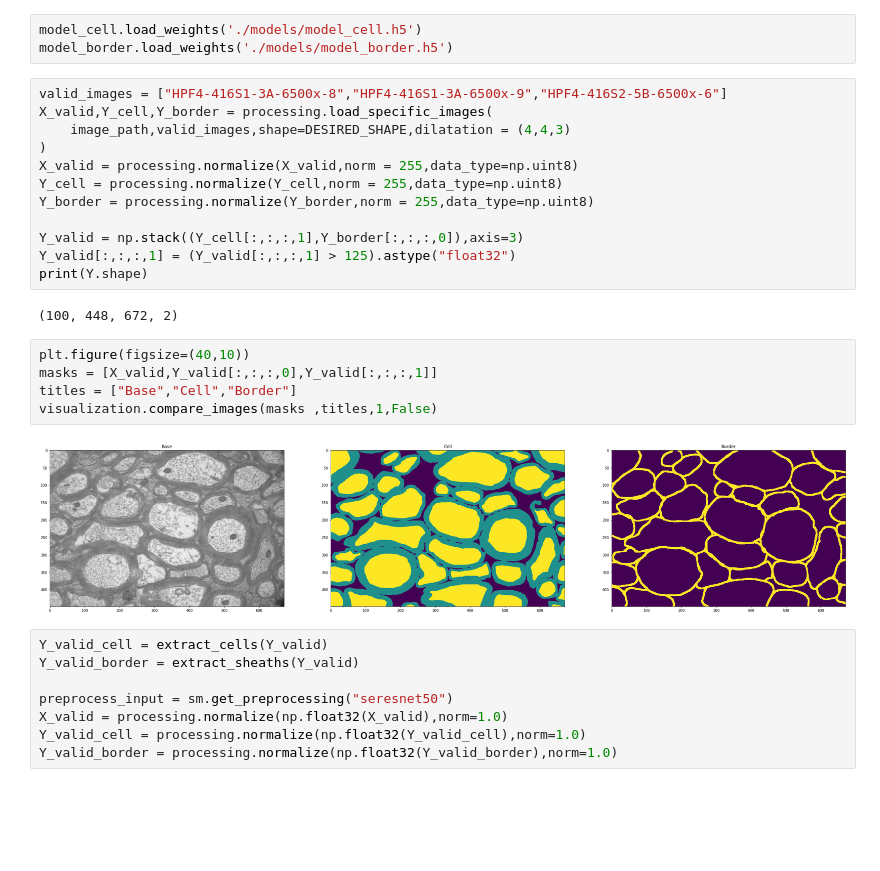
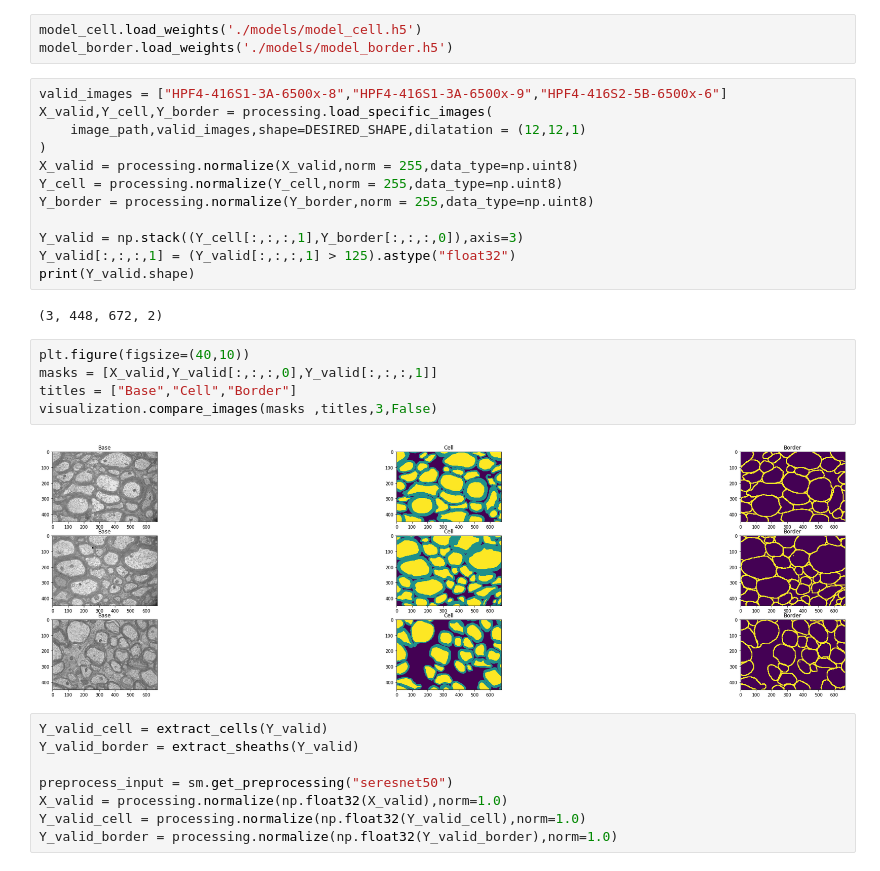
Before and after one commit to MercierLucas/MyelinDeepContourSegmentation, a Jupyter notebook: DeepMyelinSheatSegmentation.ipynb, the cells around one changed output. Drawn from its saved outputs; the diff is of its cells as text; blank space fills up the shorter version.

```diff
--- a/DeepMyelinSheatSegmentation.ipynb
+++ b/DeepMyelinSheatSegmentation.ipynb
@@ -682,7 +688,7 @@ model_border.load_weights('./models/model_border.h5')
 # %%
 valid_images = ["HPF4-416S1-3A-6500x-8","HPF4-416S1-3A-6500x-9","HPF4-416S2-5B-6500x-6"]
 X_valid,Y_cell,Y_border = processing.load_specific_images(
-    image_path,valid_images,shape=DESIRED_SHAPE,dilatation = (4,4,3)
+    image_path,valid_images,shape=DESIRED_SHAPE,dilatation = (12,12,1)
 )
 X_valid = processing.normalize(X_valid,norm = 255,data_type=np.uint8)
 Y_cell = processing.normalize(Y_cell,norm = 255,data_type=np.uint8)
@@ -690,16 +696,16 @@ Y_border = processing.normalize(Y_border,norm = 255,data_type=np.uint8)
 
 Y_valid = np.stack((Y_cell[:,:,:,1],Y_border[:,:,:,0]),axis=3)
 Y_valid[:,:,:,1] = (Y_valid[:,:,:,1] > 125).astype("float32")
-print(Y.shape)
+print(Y_valid.shape)
 # %% [output]
-(100, 448, 672, 2)
+(3, 448, 672, 2)
 # %%
 plt.figure(figsize=(40,10))
 masks = [X_valid,Y_valid[:,:,:,0],Y_valid[:,:,:,1]]
 titles = ["Base","Cell","Border"]
-visualization.compare_images(masks ,titles,1,False)
+visualization.compare_images(masks ,titles,3,False)
 # %% [output]
-[figure, old version]
+[figure, new version]
 # %%
 Y_valid_cell = extract_cells(Y_valid)
 Y_valid_border = extract_sheaths(Y_valid)
```
Also changed, not shown: parts of 8 cells of this notebook.
